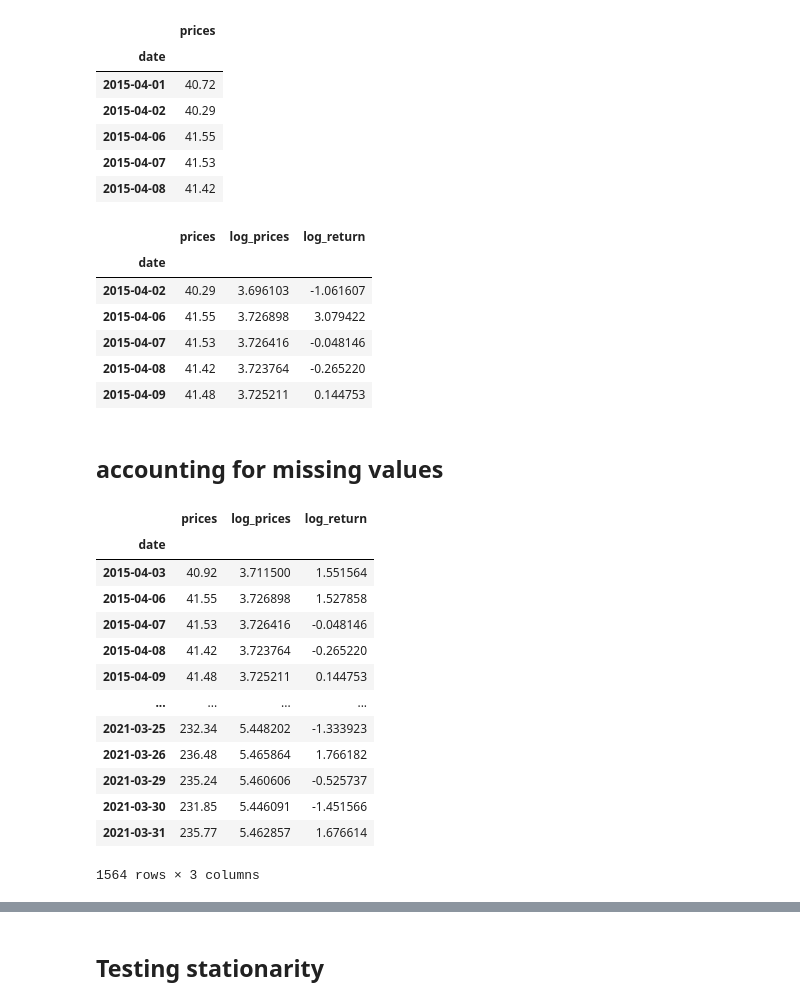
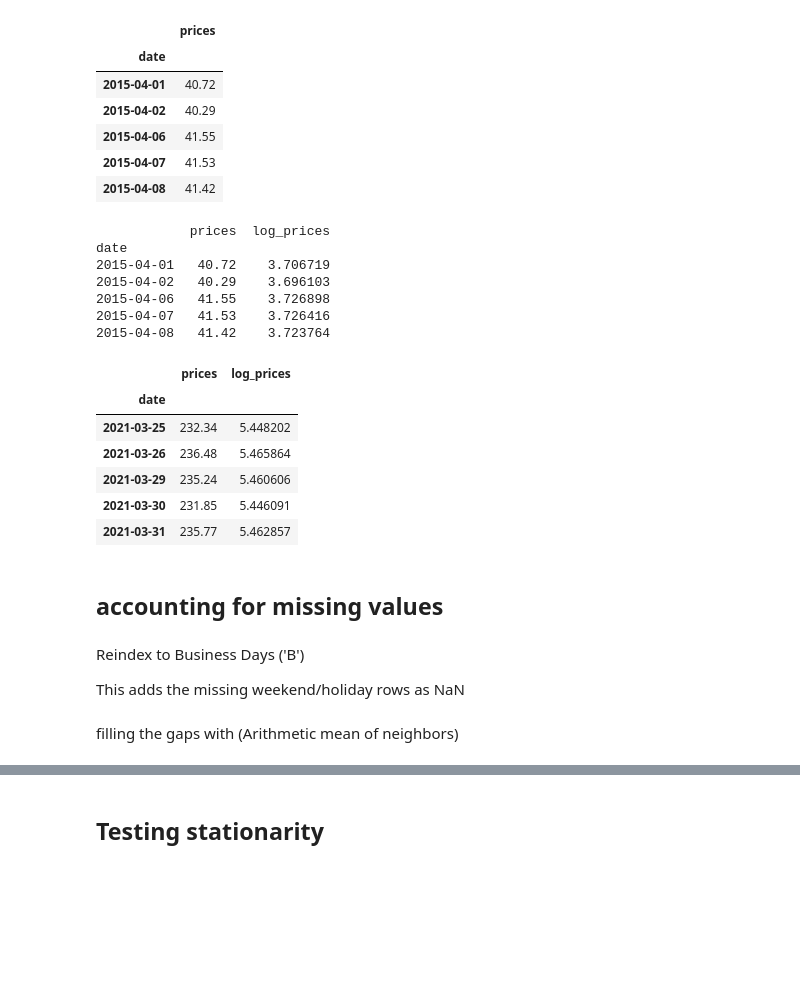
Before and after one commit to Kedar154/AI-Driven-Stock-Market-Intelligence, a Jupyter notebook: ARIMA_GARCH_RF(5).ipynb, the cells around one changed output, grey strips where cells are left out. Cells and saved outputs as stored; diff of their text form; code cells hidden in the pictures; blank space fills up the shorter version.

```diff
--- a/ARIMA_GARCH_RF(5).ipynb
+++ b/ARIMA_GARCH_RF(5).ipynb
@@ -83,51 +91,27 @@ stock.head()
 | 2015-04-08 | 41.42 |
 # %%
 stock['log_prices'] = np.log(stock['prices'])
-stock['log_return'] = np.log(stock['prices']).diff()*100
 stock.dropna(inplace = True)
-stock.head()
+print(stock.head())
+stock.tail()
 # %% [output]
+            prices  log_prices
+date
+2015-04-01   40.72    3.706719
+2015-04-02   40.29    3.696103
+2015-04-06   41.55    3.726898
+2015-04-07   41.53    3.726416
+2015-04-08   41.42    3.723764
-|  | prices | log_prices | log_return |
-| date |  |  |  |
-| 2015-04-02 | 40.29 | 3.696103 | -1.061607 |
-| 2015-04-06 | 41.55 | 3.726898 | 3.079422 |
-| 2015-04-07 | 41.53 | 3.726416 | -0.048146 |
-| 2015-04-08 | 41.42 | 3.723764 | -0.265220 |
-| 2015-04-09 | 41.48 | 3.725211 | 0.144753 |
+|  | prices | log_prices |
+| date |  |  |
+| 2021-03-25 | 232.34 | 5.448202 |
+| 2021-03-26 | 236.48 | 5.465864 |
+| 2021-03-29 | 235.24 | 5.460606 |
+| 2021-03-30 | 231.85 | 5.446091 |
+| 2021-03-31 | 235.77 | 5.462857 |
 # %% [markdown]
 ## accounting for missing values
-# %%
-# 1. Ensure the index is Datetime
-stock.index = pd.to_datetime(stock.index)
-
-# 2. Reindex to Business Days ('B')
-# This adds the missing weekend/holiday rows as NaN
-stock = stock.asfreq('B')
-
-# 3. Fill the gaps
-# Option A: Your idea (Arithmetic mean of neighbors)
-stock['prices'] = stock['prices'].interpolate(method='linear')
-stock['log_prices'] = stock['log_prices'].interpolate(method='linear')
-# Option B: Financial standard (Carry last price forward)
-# stock['prices'] = stock['prices'].ffill()
-
-# 4. RE-CALCULATE Log Returns after filling
-# You MUST do this because NaN prices create NaN returns
-stock['log_return'] = 100 * np.log(stock['prices'] / stock['prices'].shift(1))
-stock = stock.dropna() # Remove the very first row created by the shift
-stock
-# %% [output]
-|  | prices | log_prices | log_return |
-| date |  |  |  |
-| 2015-04-03 | 40.92 | 3.711500 | 1.551564 |
-| 2015-04-06 | 41.55 | 3.726898 | 1.527858 |
-| 2015-04-07 | 41.53 | 3.726416 | -0.048146 |
-| 2015-04-08 | 41.42 | 3.723764 | -0.265220 |
-| 2015-04-09 | 41.48 | 3.725211 | 0.144753 |
-| ... | ... | ... | ... |
-| 2021-03-25 | 232.34 | 5.448202 | -1.333923 |
-| 2021-03-26 | 236.48 | 5.465864 | 1.766182 |
-| 2021-03-29 | 235.24 | 5.460606 | -0.525737 |
-| 2021-03-30 | 231.85 | 5.446091 | -1.451566 |
-| 2021-03-31 | 235.77 | 5.462857 | 1.676614 |
-1564 rows × 3 columns
+# %% [markdown]
+ Reindex to Business Days ('B')
+
+This adds the missing weekend/holiday rows as NaN
@@ -133,0 +120,2 @@ stock
+# %% [markdown]
+filling the gaps with (Arithmetic mean of neighbors)
```
Also changed, not shown: parts of 75 cells of this notebook.
